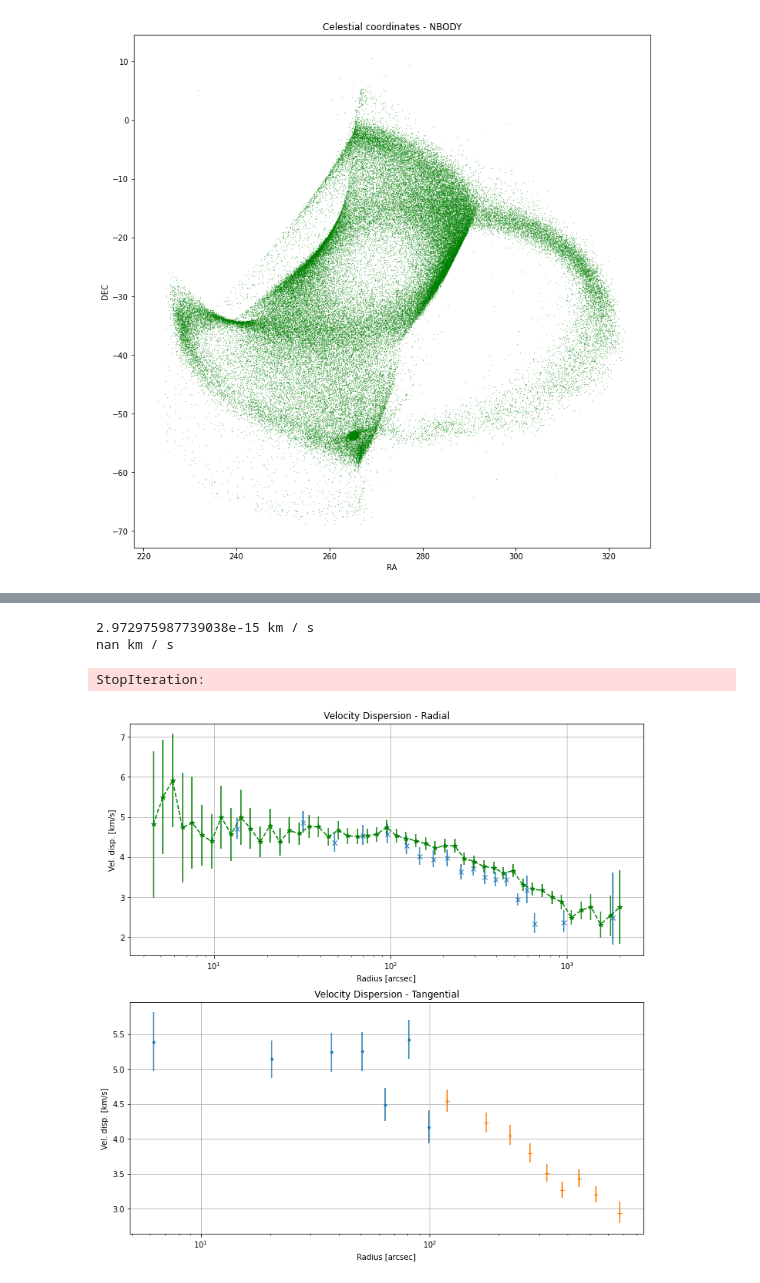
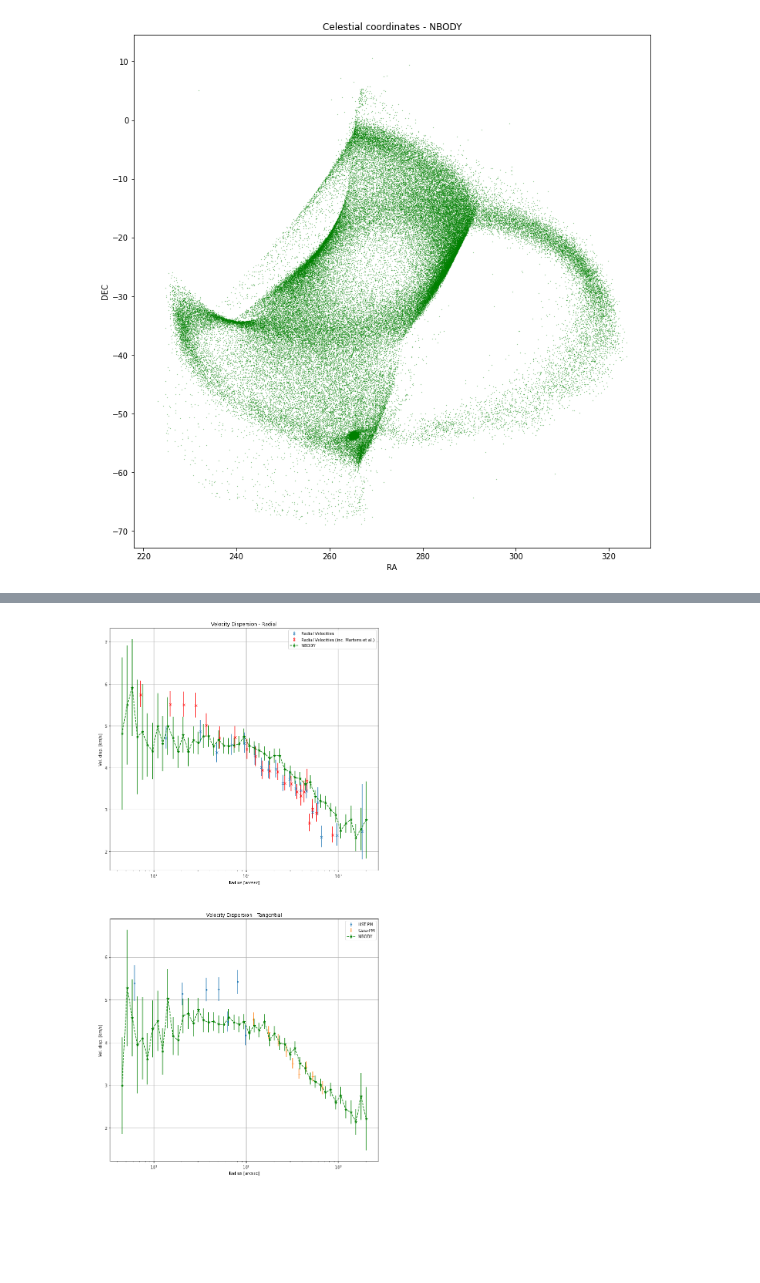
Before and after one commit to anthony-arnold/ngc6397, a Jupyter notebook: ngc6397.ipynb, the cells around one changed output, grey strips where cells are left out. Saved outputs shown, nothing was run; the diff lists cells and outputs as text; code cells hidden in the pictures; blank space fills up the shorter version.

Commit message:
Update the vel. disp. profile to include Martens et al.

```diff
--- a/ngc6397.ipynb
+++ b/ngc6397.ipynb
@@ -263,7 +270,7 @@ ax.legend()
 from astropy import units as u
 import veldis
 
-fig, axes = plt.subplots(ncols=1, nrows=2)
+fig, axes = plt.subplots(ncols=1, nrows=2, figsize=[12,24])
 
 axes[0].set_title('Velocity Dispersion - Radial')
 axes[1].set_title('Velocity Dispersion - Tangential')
@@ -285,7 +292,7 @@ for ax in axes:
 def get_veldis(vel, dx):
     nbinner = dx.to(u.parsec, equivalencies=u.parallax()) < 10*u.parsec
     nb_v_avg = np.average(vel[nbinner])
-    print(np.average(vel - nb_v_avg))
+    #print(np.average(vel - nb_v_avg))
     logbins = np.logspace(np.log10(4), np.log10(2000))
     ll = 0 * u.arcsec
     hist = []
@@ -308,44 +315,51 @@ def get_veldis(vel, dx):
     return hist[1:], errs[1:], bins[1:]
 
 
+def tangent_to_velocity(mas):
+    kpc = (mas.to(u.radian) * (orbits.RSUN)).value * u.kpc/u.yr
+    return kpc.to(u.km/u.s)
+
+
 def plot_veldis_nb(axes, label, fmt='g--*'):
     ax1, ax2 = axes
 
     m80 = (nbody[:,7] > 0.8) & (nbody[:,8] < 10)
     bright = nbody[m80]
     nbdx = rad2arcsec(angular_dist(bright[:,1], bright[:,2], orbits.RA, orbits.DEC)) * u.arcsec
 
     nbvr = bright[:,6] * u.km/u.s
     nbvd, nberr, nbvb = get_veldis(nbvr, nbdx)
     ax1.errorbar(nbvb, nbvd, nberr, label='NBODY', fmt=fmt)
 
+    ve = tangent_to_velocity(bright[:,4] * u.mas)
+    vn = tangent_to_velocity(bright[:,4] * u.mas)
 
-    distance = bright[:,3]
-    ve = 4.7406e-3 * bright[:,4] * distance
-    vn = 4.7406e-3 * bright[:,5] * distance
-
-    nbpm = np.sqrt(ve**2 + vn**2) * u.km/u.s
+    nbpm = np.sqrt(ve**2 + vn**2)/np.sqrt(2.0)
     nbvd, nberr, nbvb = get_veldis(nbpm, nbdx)
     ax2.errorbar(nbvb, nbvd, nberr, label='NBODY', fmt=fmt)
 
 
-def plot_veldis_type(ax, t, label, fmt='.'):
+def plot_veldis_type(ax, t, label, martens=False, fmt='.'):
     vcut = veldis.odata['type'] == t
     verru = veldis.odata['esig_u'][vcut]
     verrl = veldis.odata['e_sigl'][vcut]
     verr = np.vstack((verrl, verru))
     ax.errorbar(veldis.odata['R'][vcut], veldis.odata['sig'][vcut], verr, label=label, fmt=fmt)
 
-plot_veldis_type(axes[0], 1, 'Radial Velocities', fmt='x')
+    if martens:
+        vcut = veldis.odata_martens['type'] == t
+        verru = veldis.odata_martens['esig_u'][vcut]
+        verrl = veldis.odata_martens['e_sigl'][vcut]
+        verr = np.vstack((verrl, verru))
+        ax.errorbar(veldis.odata_martens['R'][vcut], veldis.odata_martens['sig'][vcut], verr, label=label + " (inc. Martens et al.)", fmt='r'+fmt)
+
+plot_veldis_type(axes[0], 1, 'Radial Velocities', martens=True, fmt='x')
 plot_veldis_type(axes[1], 2, 'HST-PM', fmt='.')
 plot_veldis_type(axes[1], 4, 'Gaia-PM', fmt='+')
 
 plot_veldis_nb(axes, 'NBODY')
 
 for ax in axes:
     ax.legend()
 # %% [output]
-2.972975987739038e-15 km / s
-nan km / s
-StopIteration:
-[figure, old version]
+[figure, new version]
```
Also changed, not shown: parts of 3 cells of this notebook, 2 other files.
